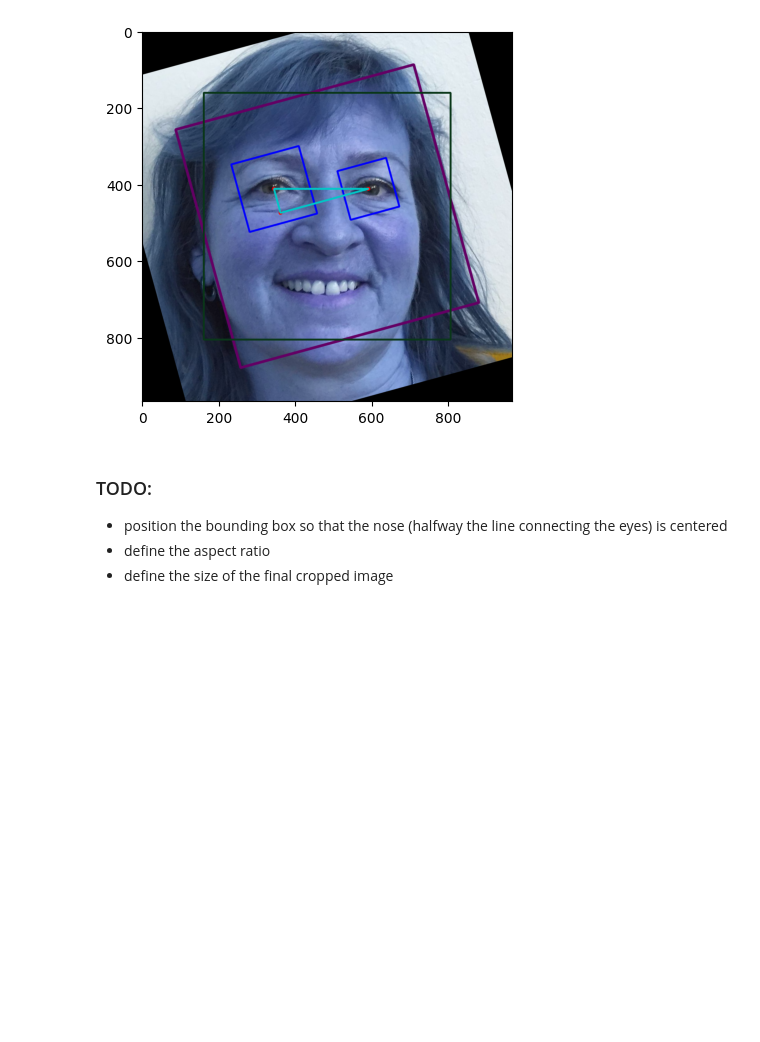
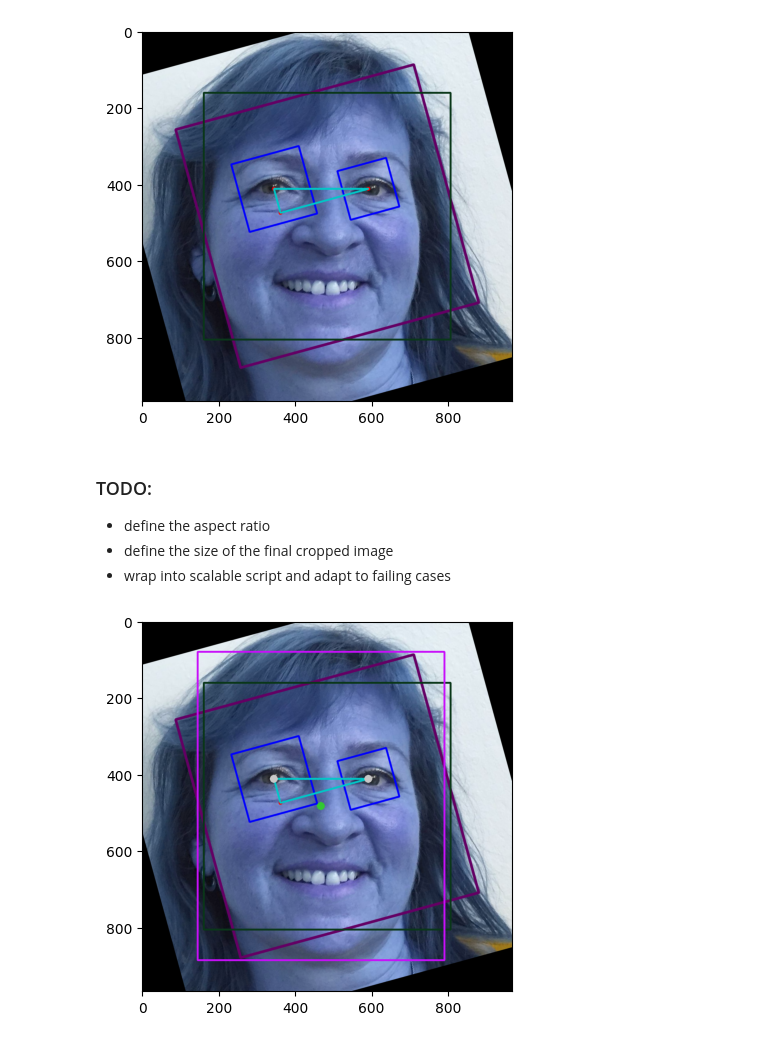
Before and after one commit to vikion/eigenfaces, a Jupyter notebook: face_alignment_demo.ipynb, the cells around one changed output. Cells and saved outputs as stored; diff of their text form; code cells hidden in the pictures; blank space fills up the shorter version.

Commit message:
added nose centering (approx.) and resized bbox with different aspect ratio

```diff
--- a/face_alignment_demo.ipynb
+++ b/face_alignment_demo.ipynb
@@ -131,6 +133,6 @@ plt.imshow(rotated)
 [figure]
 # %% [markdown]
 ### TODO:
-- position the bounding box so that the nose (halfway the line connecting the eyes) is centered
 - define the aspect ratio
 - define the size of the final cropped image
+- wrap into scalable script and adapt to failing cases
@@ -144,0 +139,38 @@ w = None
+# %%
+x, y, w, h = face_rotated
+dx, dy = int(w*(scaling_factor-1)//2), int(h*(scaling_factor-1)//2)
+
+rotated_left =  M @ (np.array([left_eye_center[0], left_eye_center[1], 1])+ np.array([dx, dy, 0]) )#
+rotated_left = rotated_left.astype(int)
+rotated_right =  M @ (np.array([right_eye_center[0], right_eye_center[1], 1])+ np.array([dx, dy, 0]) )#
+rotated_right = rotated_right.astype(int)
+
+cv2.circle(rotated, rotated_left, 5, (200, 200, 200) , 10)
+cv2.circle(rotated, rotated_right, 5, (200, 199, 199) , 10)
+
+center_x = (rotated_left[0] + rotated_right[0] ) // 2
+center_y = y + h // 2
+cv2.circle(rotated, np.array([center_x, center_y]), 5, (50, 200, 50) , 10)
+
+ratio = 1.25
+
+w = w
+h = int(ratio * w)
+
+
+centered_resized_face = (center_x - w // 2, center_y - h // 2, w, h)
+x, y, w, h = centered_resized_face
+
+cv2.rectangle(rotated, (x,y) ,(x+w, y+h), (200,15,250), 3)
+plt.imshow(rotated)
+
+
+w_px = None
+h_px = None
+
+
+# dim = (int(w * ratio), int(h * ratio))
+# resized = cv2.resize(rotated, dim)
+# plt.imshow(resized)
+# %% [output]
+[figure, added]
```
Also changed, not shown: parts of 2 cells of this notebook.
